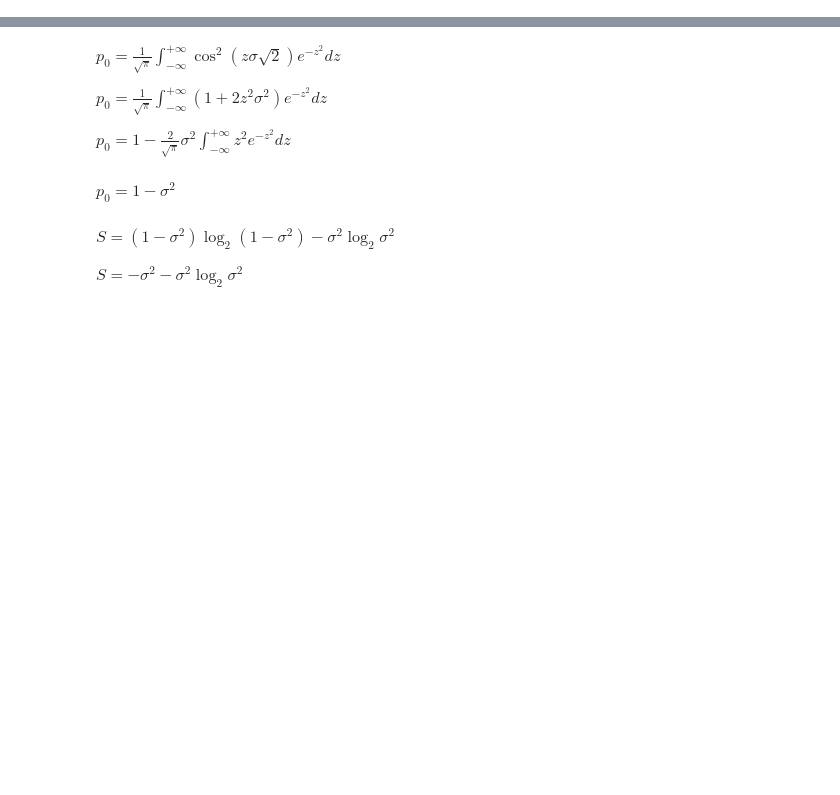
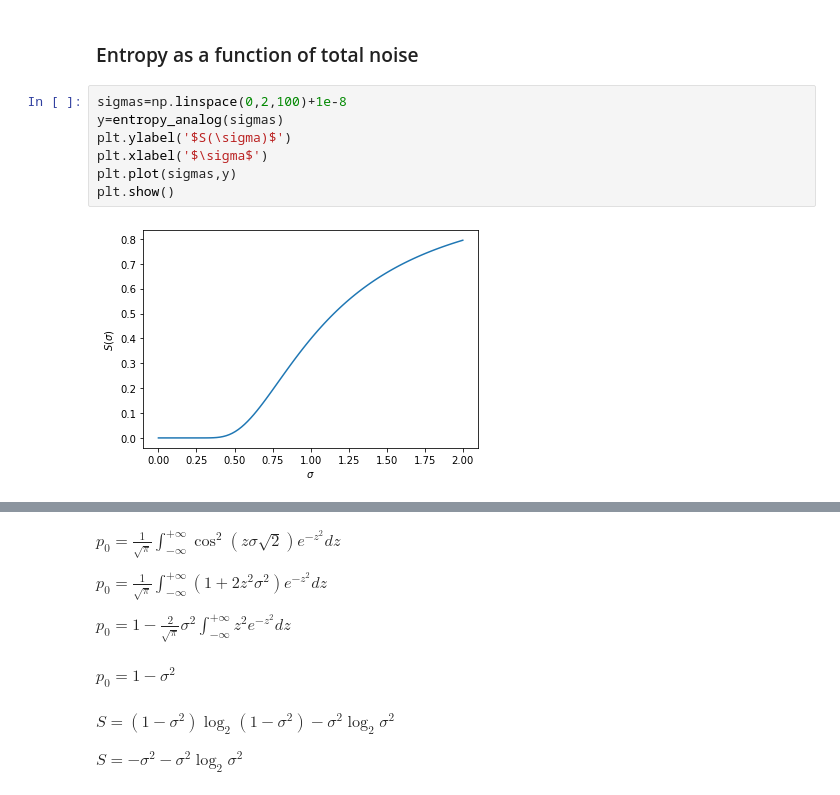
Before and after one commit to Francesco215/Quantum-diffusion, a Jupyter notebook: Information_calculations.ipynb, the cells around one changed output, grey strips where cells are left out. Saved outputs shown, nothing was run; the diff lists cells and outputs as text; blank space fills up the shorter version.

```diff
--- a/Information_calculations.ipynb
+++ b/Information_calculations.ipynb
@@ -4,0 +38,11 @@ from scipy import special as sp
+# %% [markdown]
+### Entropy as a function of total noise
+# %%
+sigmas=np.linspace(0,2,100)+1e-8
+y=entropy_analog(sigmas)
+plt.ylabel('$S(\sigma)$')
+plt.xlabel('$\sigma$')
+plt.plot(sigmas,y)
+plt.show()
+# %% [output]
+[figure, added]
```
Also changed, not shown: parts of 25 cells of this notebook, 7 other files.
